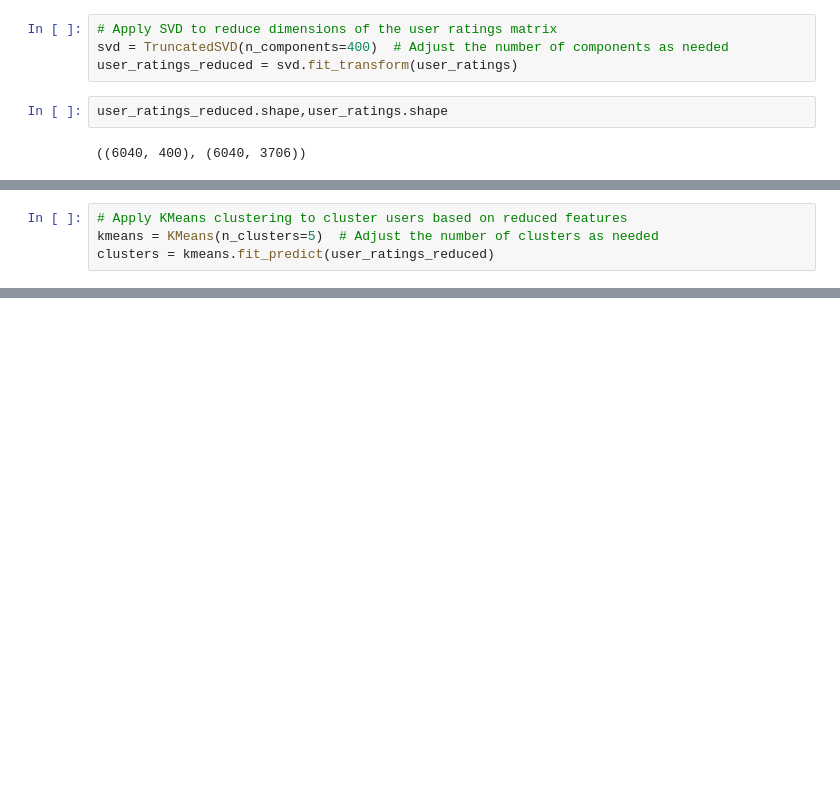
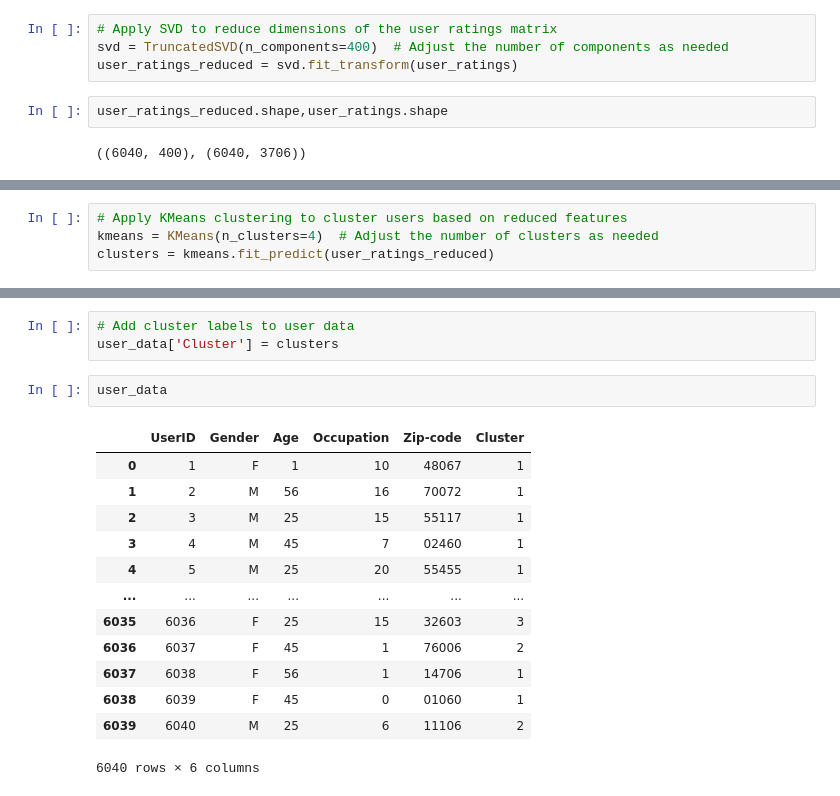
Before and after one commit to 23subbhashit/MovieRecommendationSystemIIITB, a Jupyter notebook: Movie_Recommendation_System_IIITB.ipynb, the cells around one changed output, grey strips where cells are left out. Drawn from its saved outputs; the diff is of its cells as text; blank space fills up the shorter version.

```diff
--- a/Movie_Recommendation_System_IIITB.ipynb
+++ b/Movie_Recommendation_System_IIITB.ipynb
@@ -629,4 +641,4 @@ array([[ 8.93189807,  1.10470052, -1.53566649, ...,  0.72611139,
 # %%
 # Apply KMeans clustering to cluster users based on reduced features
-kmeans = KMeans(n_clusters=5)  # Adjust the number of clusters as needed
+kmeans = KMeans(n_clusters=4)  # Adjust the number of clusters as needed
 clusters = kmeans.fit_predict(user_ratings_reduced)
@@ -651,0 +645,19 @@ NameError: name 'user_movie_rating_matrix' is not defined
+# %%
+# Add cluster labels to user data
+user_data['Cluster'] = clusters
+# %%
+user_data
+# %% [output]
+|  | UserID | Gender | Age | Occupation | Zip-code | Cluster |
+| 0 | 1 | F | 1 | 10 | 48067 | 1 |
+| 1 | 2 | M | 56 | 16 | 70072 | 1 |
+| 2 | 3 | M | 25 | 15 | 55117 | 1 |
+| 3 | 4 | M | 45 | 7 | 02460 | 1 |
+| 4 | 5 | M | 25 | 20 | 55455 | 1 |
+| ... | ... | ... | ... | ... | ... | ... |
+| 6035 | 6036 | F | 25 | 15 | 32603 | 3 |
+| 6036 | 6037 | F | 45 | 1 | 76006 | 2 |
+| 6037 | 6038 | F | 56 | 1 | 14706 | 1 |
+| 6038 | 6039 | F | 45 | 0 | 01060 | 1 |
+| 6039 | 6040 | M | 25 | 6 | 11106 | 2 |
+6040 rows × 6 columns
```
Also changed, not shown: parts of 15 cells of this notebook.
